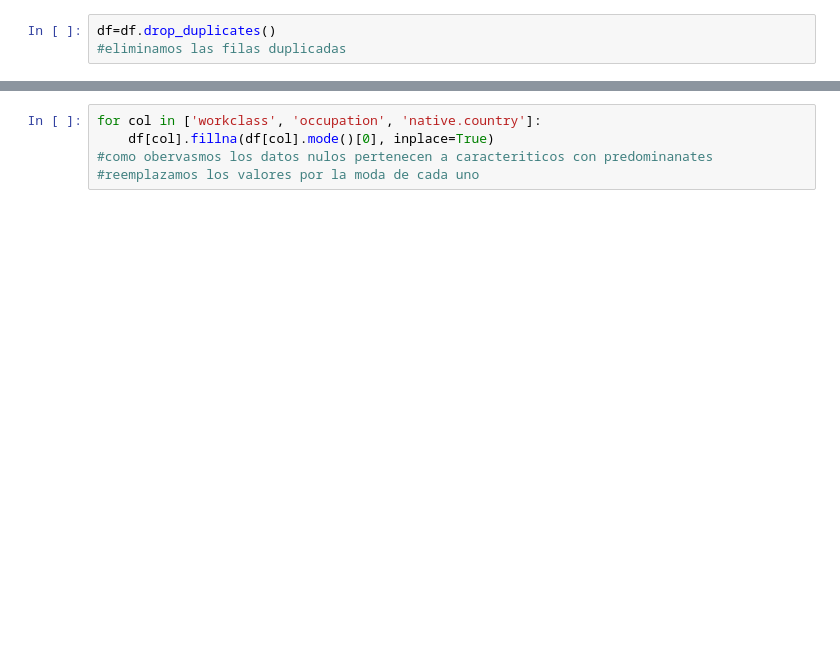
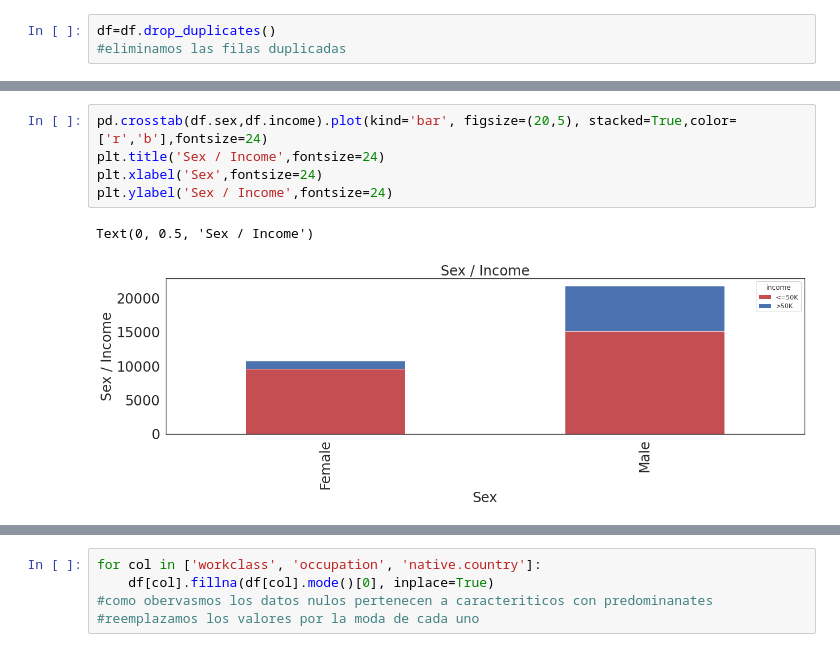
Before and after one commit to MMiltonCM/MachineLearning2020-2, a Jupyter notebook: PROYECTO_FINAL_PRUEBAS.ipynb, the cells around one changed output, grey strips where cells are left out. Saved outputs shown, nothing was run; the diff lists cells and outputs as text; blank space fills up the shorter version.

```diff
--- a/PROYECTO_FINAL_PRUEBAS.ipynb
+++ b/PROYECTO_FINAL_PRUEBAS.ipynb
@@ -60,0 +143,8 @@ df.shape
+# %%
+pd.crosstab(df.sex,df.income).plot(kind='bar', figsize=(20,5), stacked=True,color=['r','b'],fontsize=24)
+plt.title('Sex / Income',fontsize=24)
+plt.xlabel('Sex',fontsize=24)
+plt.ylabel('Sex / Income',fontsize=24)
+# %% [output]
+Text(0, 0.5, 'Sex / Income')
+[figure, added]
```
Also changed, not shown: parts of 70 cells of this notebook.
